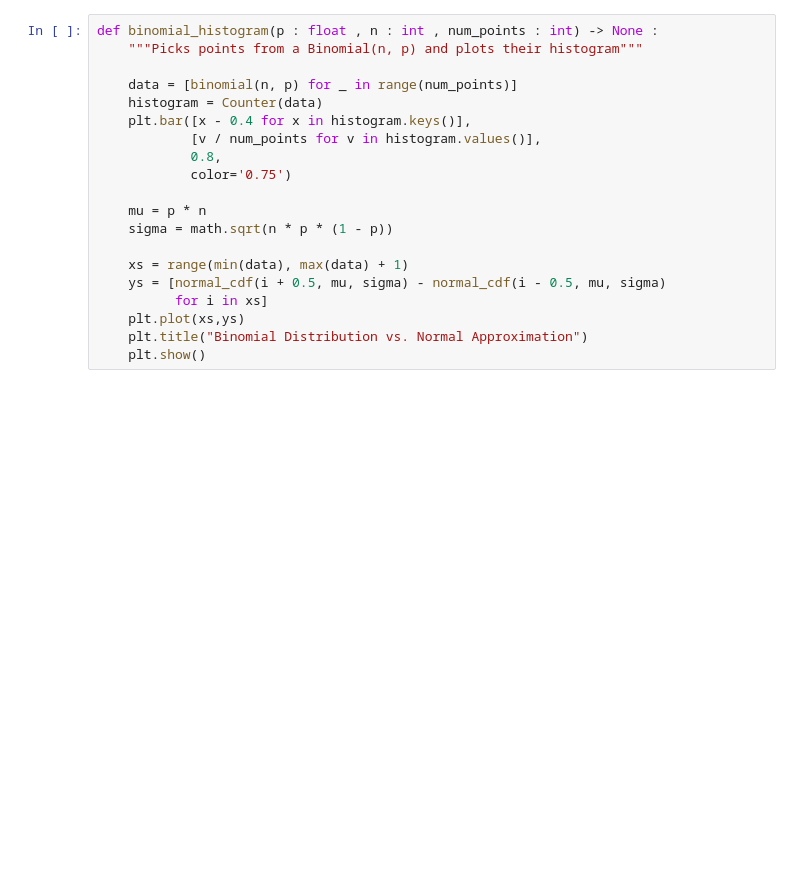
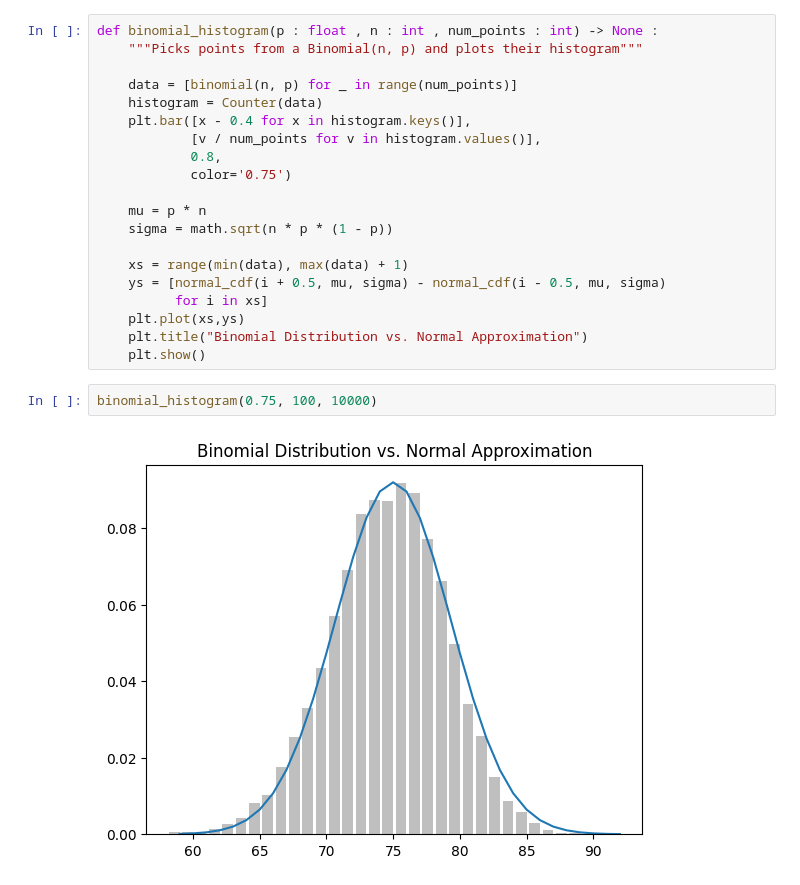
Before and after one commit to yathsingh/ML-From-Scratch, a Jupyter notebook: probability.ipynb, the cells around one changed output. Saved outputs shown, nothing was run; the diff lists cells and outputs as text; blank space fills up the shorter version.

```diff
--- a/probability.ipynb
+++ b/probability.ipynb
@@ -92,3 +92,7 @@ def binomial_histogram(p : float , n : int , num_points : int) -> None :
     plt.plot(xs,ys)
     plt.title("Binomial Distribution vs. Normal Approximation")
     plt.show()
+# %%
+binomial_histogram(0.75, 100, 10000)
+# %% [output]
+[figure, added]
```
